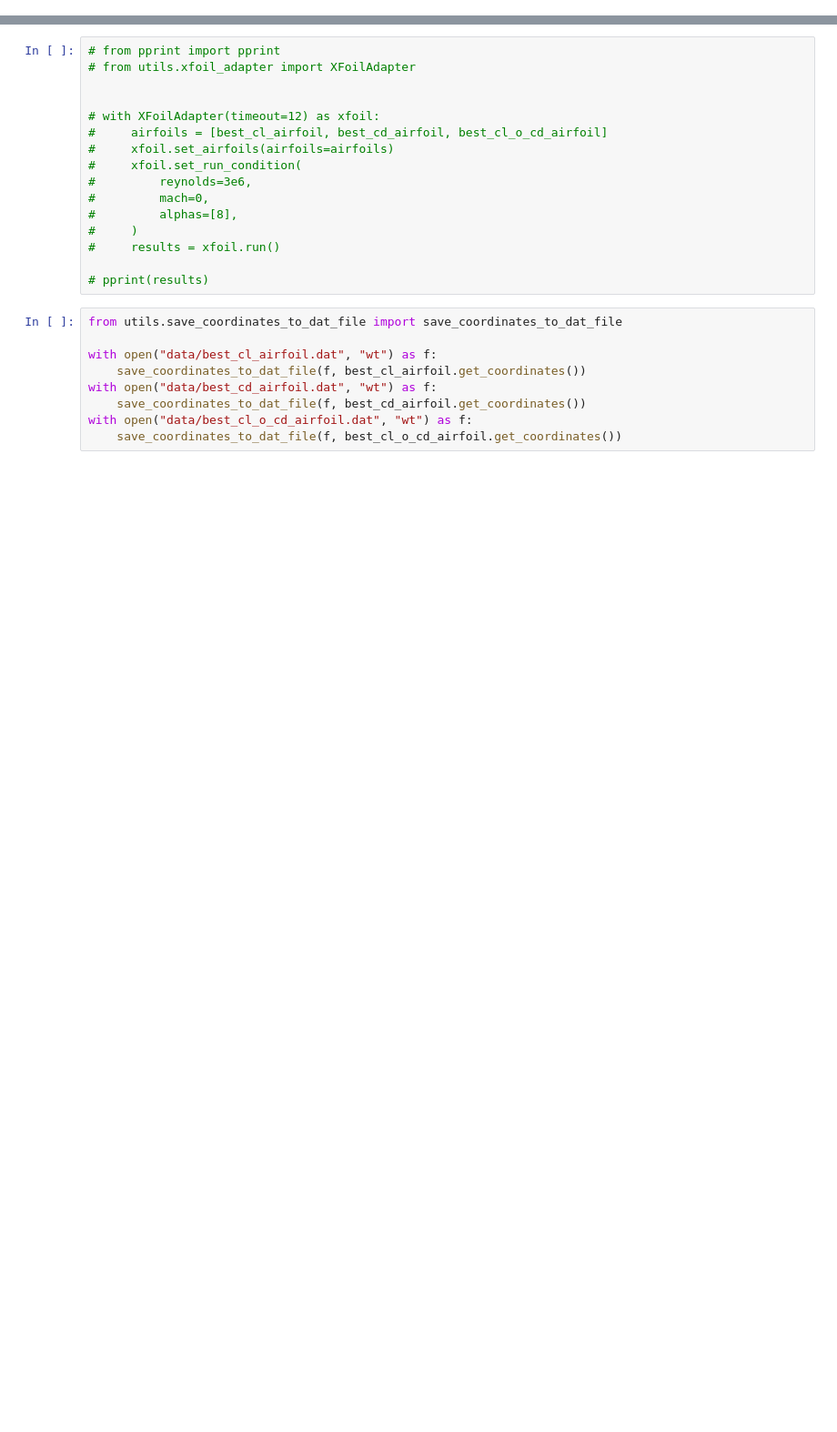
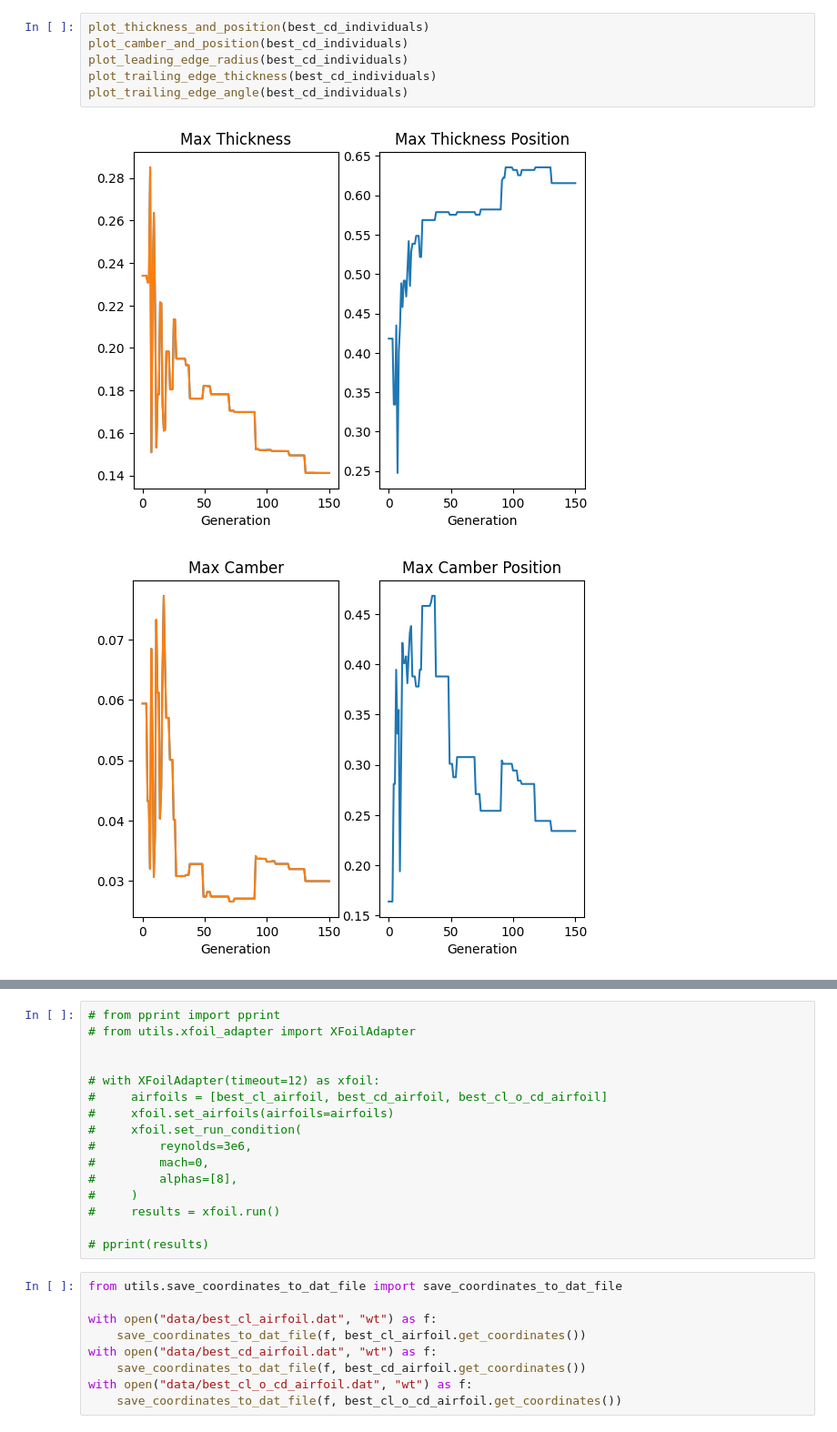
Before and after one commit to HugoxSaraiva/airfoil-optimization-ga, a Jupyter notebook: nsga2_analysis.ipynb, the cells around one changed output, grey strips where cells are left out. Shown at 91% size. Saved outputs shown, nothing was run; the diff lists cells and outputs as text; blank space fills up the shorter version.

```diff
--- a/nsga2_analysis.ipynb
+++ b/nsga2_analysis.ipynb
@@ -223,0 +230,9 @@ plot_trailing_edge_angle(best_cl_individuals)
+# %%
+plot_thickness_and_position(best_cd_individuals)
+plot_camber_and_position(best_cd_individuals)
+plot_leading_edge_radius(best_cd_individuals)
+plot_trailing_edge_thickness(best_cd_individuals)
+plot_trailing_edge_angle(best_cd_individuals)
+# %% [output]
+[figure, added]
+[figure, added]
```
Also changed, not shown: parts of 7 cells of this notebook, 39 other files.
